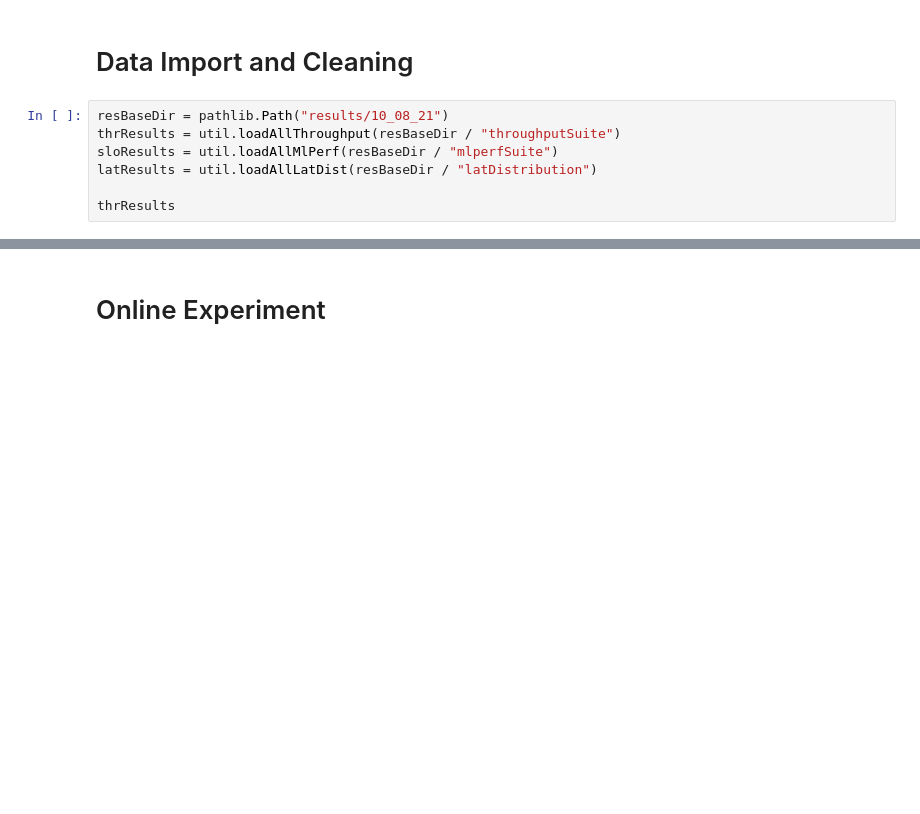
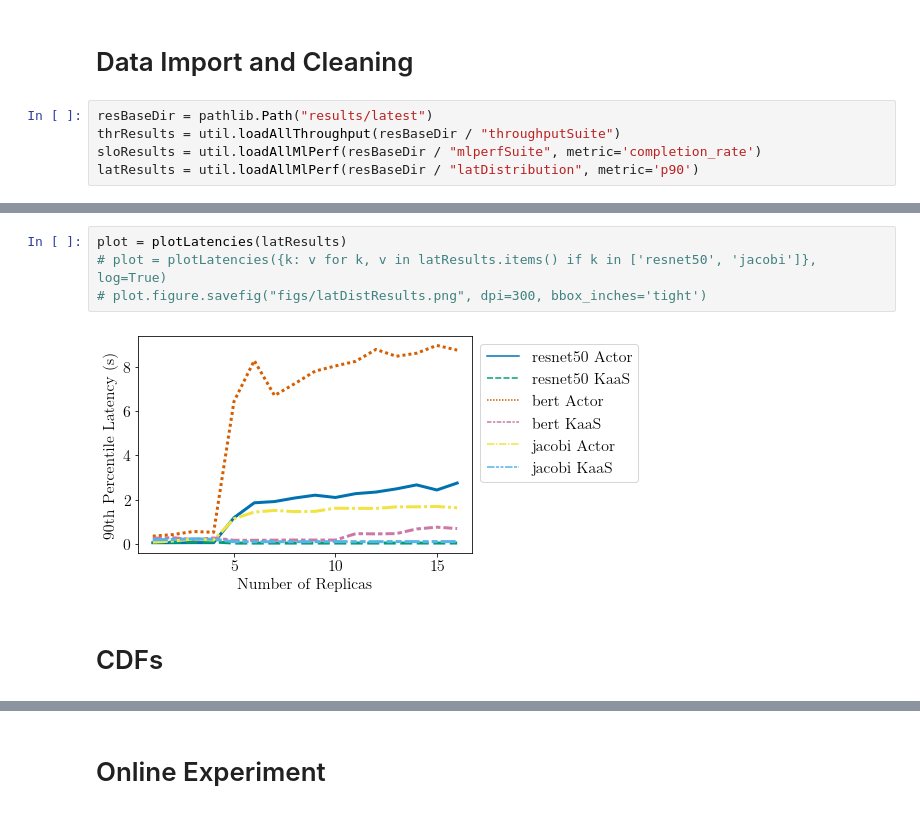
Before and after one commit to NathanTP/kaasBenchmarks, a Jupyter notebook: inference/analysis/analysis.ipynb, the cells around one changed output, grey strips where cells are left out. Cells and saved outputs as stored; diff of their text form; blank space fills up the shorter version.

```diff
--- a/inference/analysis/analysis.ipynb
+++ b/inference/analysis/analysis.ipynb
@@ -34,9 +34,7 @@ def make_hatches(ax, df):
 # %% [markdown]
 # Data Import and Cleaning
 # %%
-resBaseDir = pathlib.Path("results/10_08_21")
+resBaseDir = pathlib.Path("results/latest")
 thrResults = util.loadAllThroughput(resBaseDir / "throughputSuite")
-sloResults = util.loadAllMlPerf(resBaseDir / "mlperfSuite")
-latResults = util.loadAllLatDist(resBaseDir / "latDistribution")
-
-thrResults
+sloResults = util.loadAllMlPerf(resBaseDir / "mlperfSuite", metric='completion_rate')
+latResults = util.loadAllMlPerf(resBaseDir / "latDistribution", metric='p90')
@@ -77,0 +75,8 @@ results/10_08_21/latDistribution/resnet50_tvm_14
+# %%
+plot = plotLatencies(latResults)
+# plot = plotLatencies({k: v for k, v in latResults.items() if k in ['resnet50', 'jacobi']}, log=True)
+# plot.figure.savefig("figs/latDistResults.png", dpi=300, bbox_inches='tight')
+# %% [output]
+[figure, added]
+# %% [markdown]
+# CDFs
```
Also changed, not shown: parts of 11 cells of this notebook, 1 other file.
